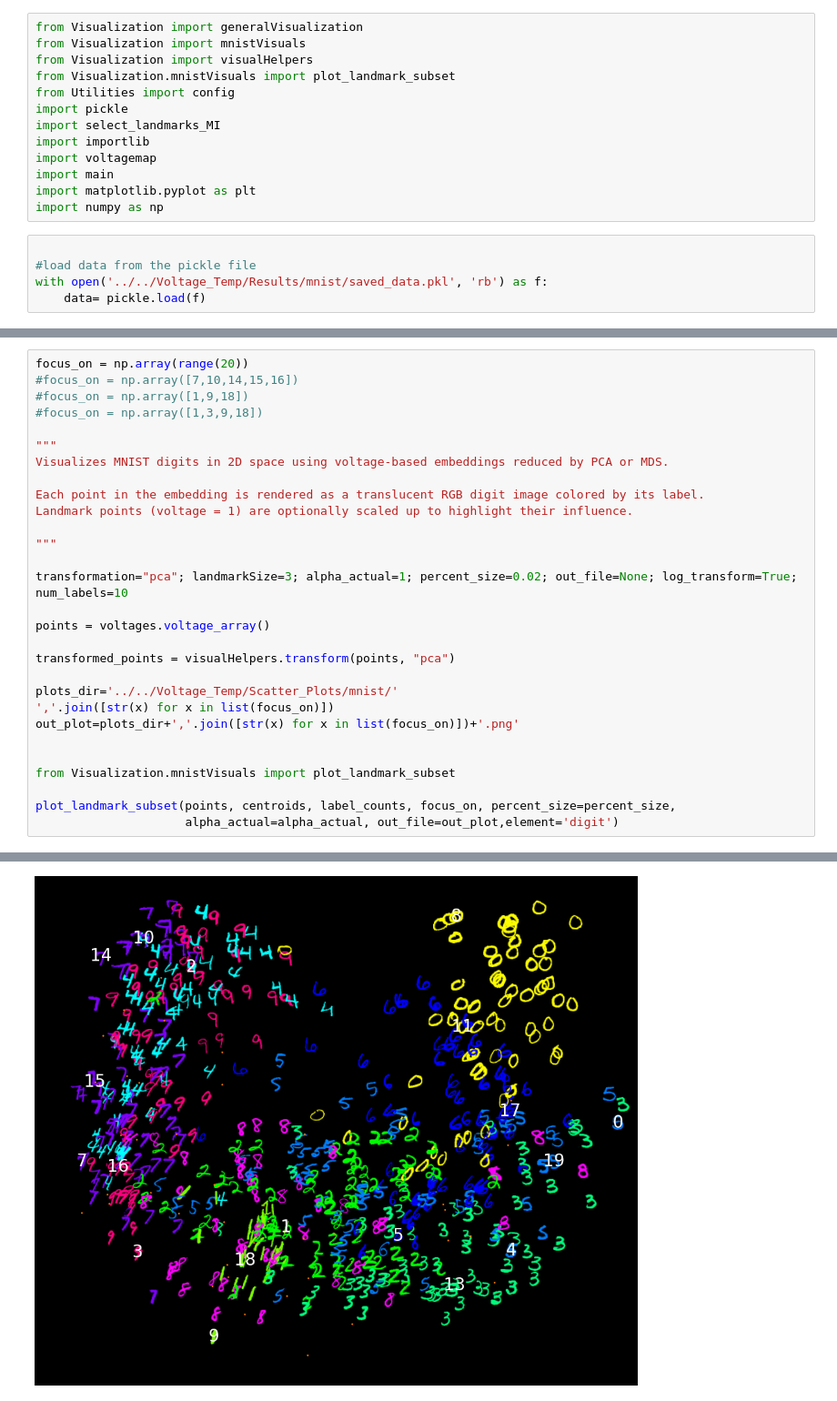
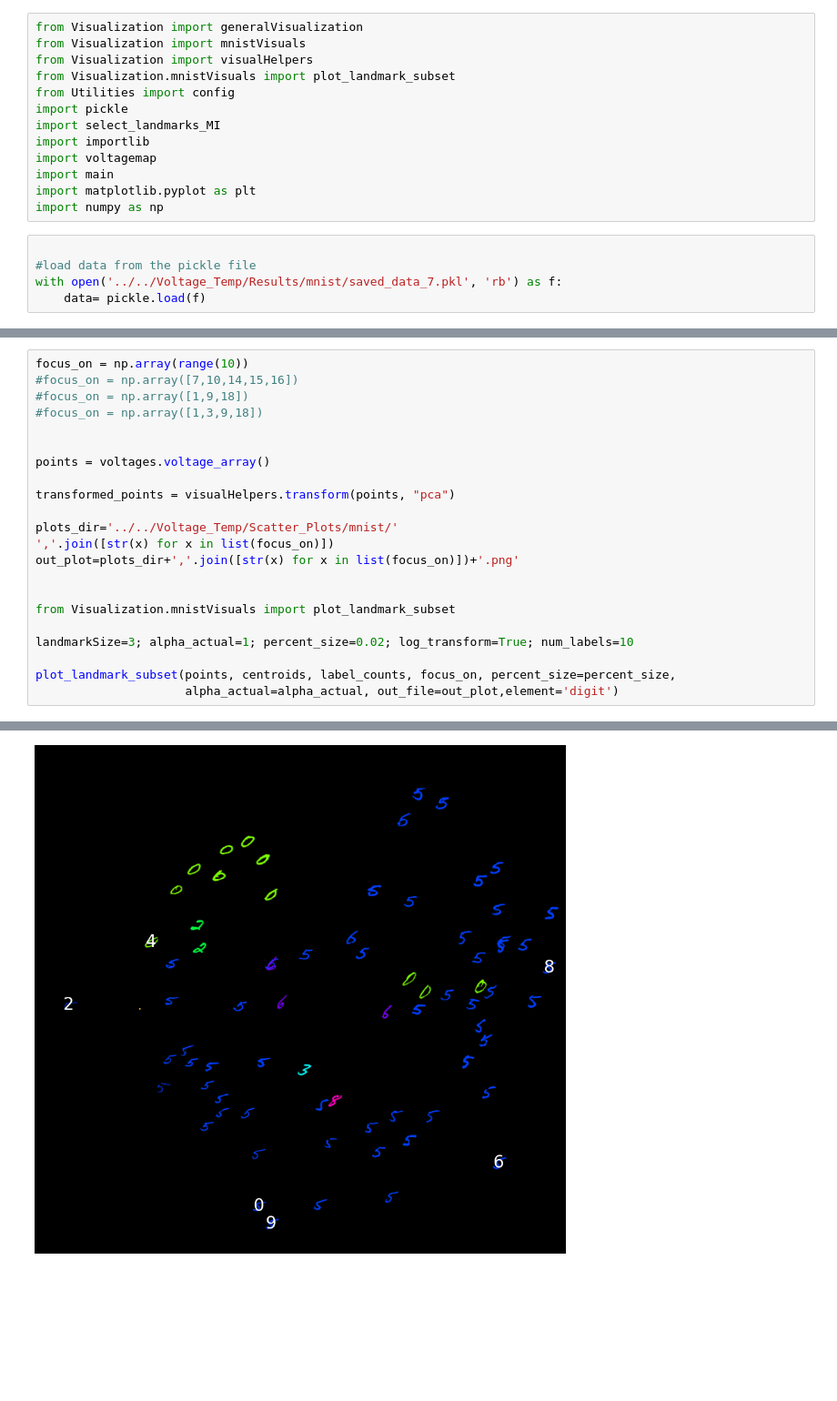
Before and after one commit to IceGawd/VoltageDimentionalReduction, a Jupyter notebook: notebooks/yoav_Visualizations.ipynb, the cells around one changed output, grey strips where cells are left out. Shown at 91% size. Saved outputs shown, nothing was run; the diff lists cells and outputs as text; blank space fills up the shorter version.

```diff
--- a/notebooks/yoav_Visualizations.ipynb
+++ b/notebooks/yoav_Visualizations.ipynb
@@ -32,7 +32,7 @@ import numpy as np
 # %%
 
 #load data from the pickle file
-with open('../../Voltage_Temp/Results/mnist/saved_data.pkl', 'rb') as f:
+with open('../../Voltage_Temp/Results/mnist/saved_data_7.pkl', 'rb') as f:
     data= pickle.load(f)
 # %%
 
@@ -57,18 +92,9 @@ drwxr-xr-x   2 yoavfreund  staff   64 Aug 24 12:45 mnist7,10,14,15,16
 # %%
-focus_on = np.array(range(20))
+focus_on = np.array(range(10))
 #focus_on = np.array([7,10,14,15,16])
 #focus_on = np.array([1,9,18])
 #focus_on = np.array([1,3,9,18])
 
-"""
-Visualizes MNIST digits in 2D space using voltage-based embeddings reduced by PCA or MDS.
-
-Each point in the embedding is rendered as a translucent RGB digit image colored by its label.
-Landmark points (voltage = 1) are optionally scaled up to highlight their influence.
-
-"""
-
-transformation="pca"; landmarkSize=3; alpha_actual=1; percent_size=0.02; out_file=None; log_transform=True; num_labels=10
 
 points = voltages.voltage_array()
 
@@ -81,6 +107,8 @@ out_plot=plots_dir+','.join([str(x) for x in list(focus_on)])+'.png'
 
 from Visualization.mnistVisuals import plot_landmark_subset
 
+landmarkSize=3; alpha_actual=1; percent_size=0.02; log_transform=True; num_labels=10
+
 plot_landmark_subset(points, centroids, label_counts, focus_on, percent_size=percent_size,
                      alpha_actual=alpha_actual, out_file=out_plot,element='digit')
 # %% [output]
@@ -89,3 +117,3 @@ Plot saved to ../../Voltage_Temp/Scatter_Plots/mnist/0,1,2,3,4,5,6,7,8,9,10,11,1
-[figure, old version]
+[figure, new version]
 # %%
 centroids.shape, points.shape
```
Also changed, not shown: parts of 6 cells of this notebook, 9 other files.
